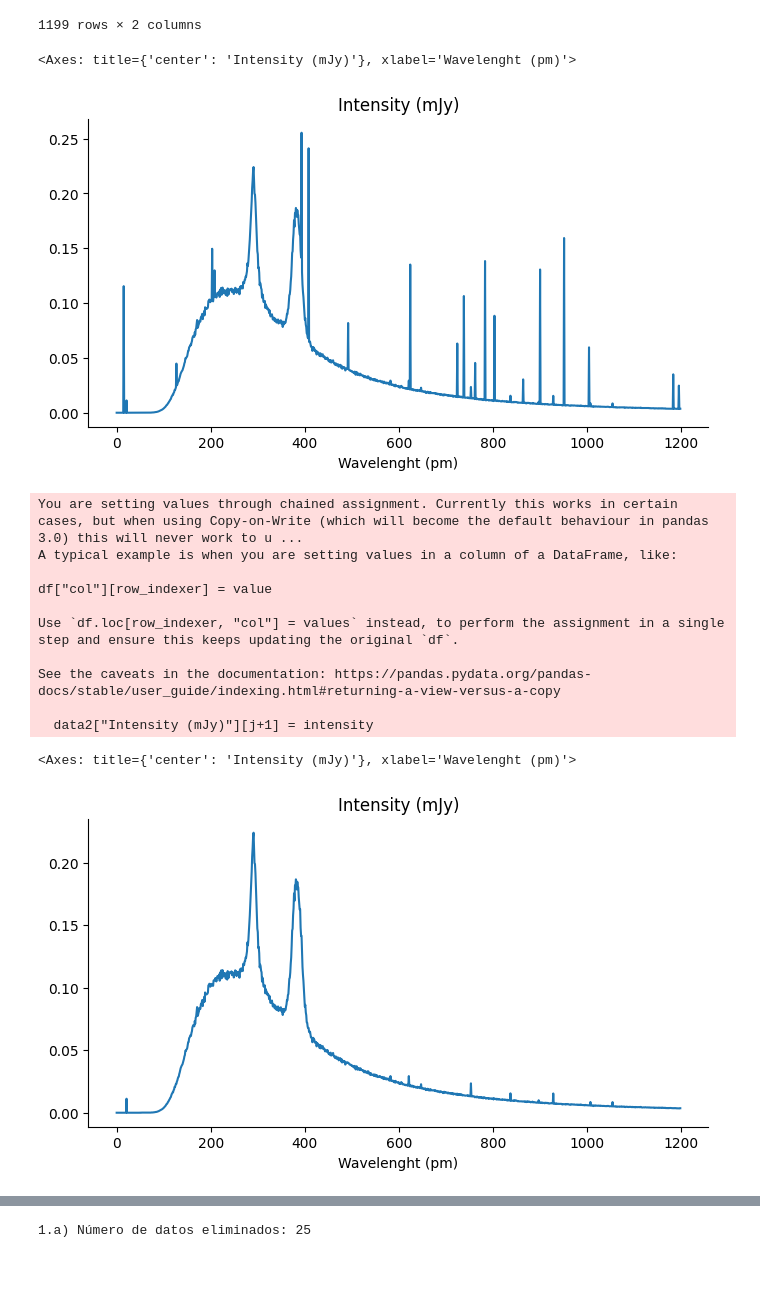
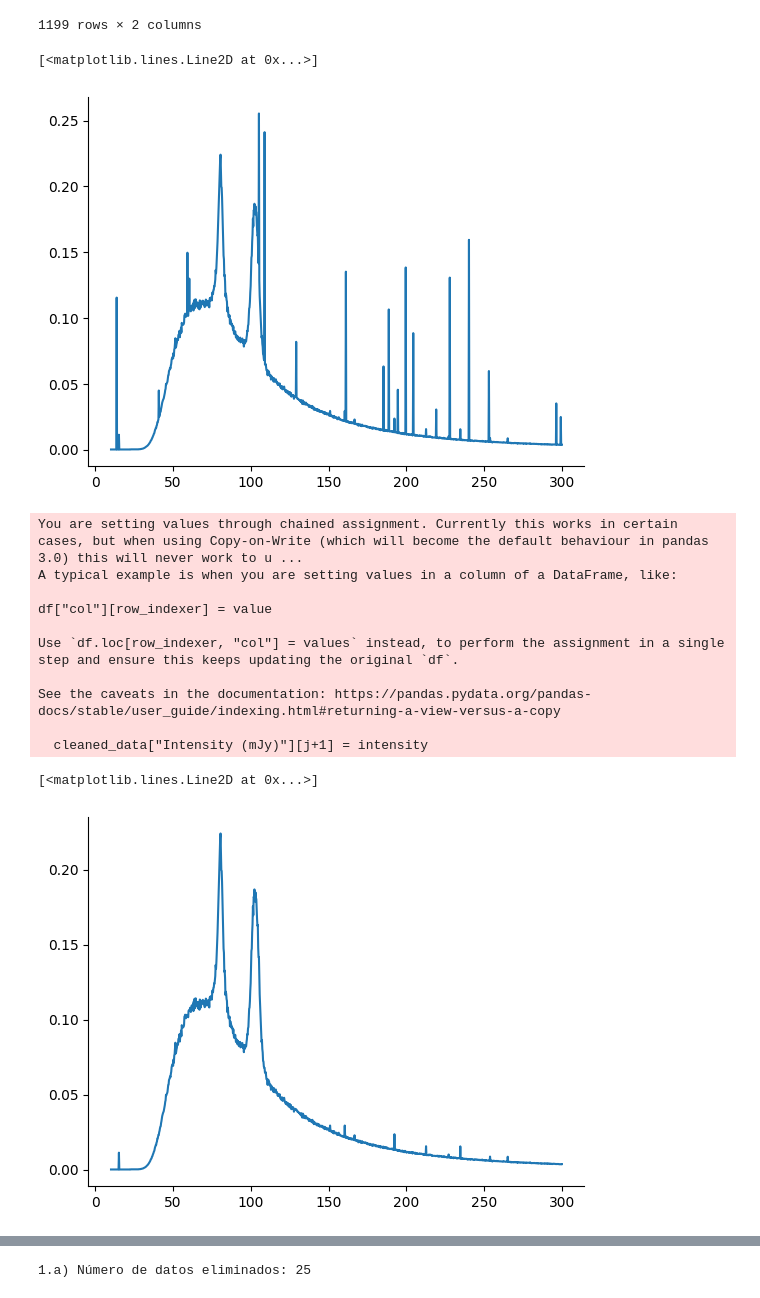
Before and after one commit to juand4g/MetodosComputacionales2-G02, a Jupyter notebook: T1.ipynb, the cells around one changed output, grey strips where cells are left out. Drawn from its saved outputs; the diff is of its cells as text; code cells hidden in the pictures; blank space fills up the shorter version.

```diff
--- a/T1.ipynb
+++ b/T1.ipynb
@@ -9,5 +10,5 @@ from numpy.polynomial.polynomial import Polynomial
 # %%
-data = pd.read_csv('/content/drive/MyDrive/Colab Notebooks/Rhodium.csv')
+data = pd.read_csv('Rhodium.csv')
 data
 # %% [output]
 |  | Wavelength (pm) | Intensity (mJy) |
@@ -24,10 +25,10 @@ data
 | 1198 | 300.0000 | 0.0037 |
 1199 rows × 2 columns
 # %%
-graph1 = data['Intensity (mJy)'].plot(kind='line', figsize=(8, 4), title='Intensity (mJy)', xlabel="Wavelenght (pm)")
+graph1 = plt.plot(data["Wavelength (pm)"], data['Intensity (mJy)'], label="Intensity (mJy)")
 plt.gca().spines[['top', 'right']].set_visible(False)
 graph1
 # %% [output]
-<Axes: title={'center': 'Intensity (mJy)'}, xlabel='Wavelenght (pm)'>
+[<matplotlib.lines.Line2D at 0x...>]
-[figure, old version]
+[figure, new version]
 # %%
@@ -42,16 +44,17 @@ while i < n-1:
   i += 1
 prom_dx = prom_dx/n
 # %%
-data2 = data.copy()
+#Limpieza inicial con tolerancia 4.4
+cleaned_data = data.copy()
 j = 0
 n_eliminados = 0
 tol = 4.4
 while j < n-1:
-  intensity = data2["Intensity (mJy)"][j]
-  intensity_next = data2["Intensity (mJy)"][j+1]
+  intensity = cleaned_data["Intensity (mJy)"][j]
+  intensity_next = cleaned_data["Intensity (mJy)"][j+1]
   dx = abs(intensity - intensity_next)
   if dx > tol*prom_dx:
-    data2["Intensity (mJy)"][j+1] = intensity
+    cleaned_data["Intensity (mJy)"][j+1] = intensity
     n_eliminados += 1
   j+=1
 # %% [output]
@@ -64,12 +67,12 @@ Use `df.loc[row_indexer, "col"] = values` instead, to perform the assignment in
 
 See the caveats in the documentation: https://pandas.pydata.org/pandas-docs/stable/user_guide/indexing.html#returning-a-view-versus-a-copy
 
-  data2["Intensity (mJy)"][j+1] = intensity
+  cleaned_data["Intensity (mJy)"][j+1] = intensity
 # %%
-graph2 = data2['Intensity (mJy)'].plot(kind='line', figsize=(8, 4), title='Intensity (mJy)', xlabel="Wavelenght (pm)")
+graph2 = plt.plot(cleaned_data["Wavelength (pm)"], cleaned_data['Intensity (mJy)'], label="Intensity (mJy)")
 plt.gca().spines[['top', 'right']].set_visible(False)
 graph2
 # %% [output]
-<Axes: title={'center': 'Intensity (mJy)'}, xlabel='Wavelenght (pm)'>
+[<matplotlib.lines.Line2D at 0x...>]
-[figure, old version]
+[figure, new version]
 # %%
```
Also changed, not shown: parts of 14 cells of this notebook.
